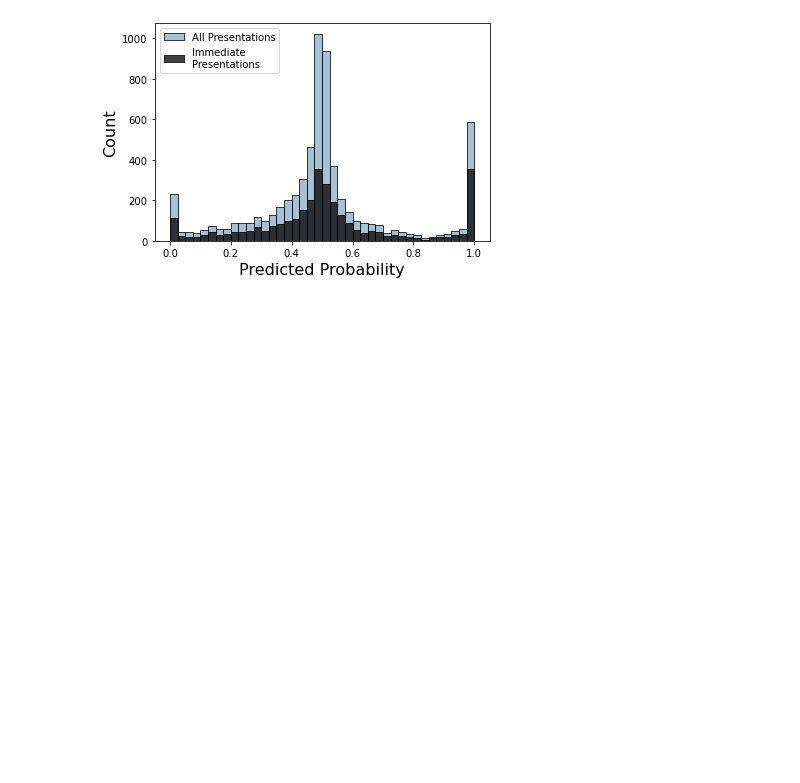
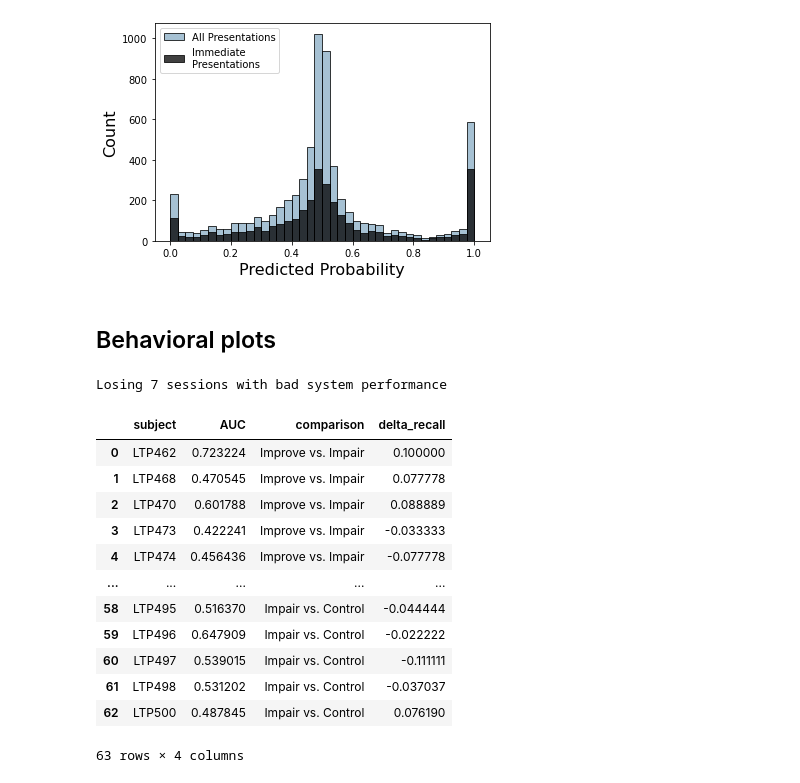
Before and after one commit to pennmem/optimizing-memory, a Jupyter notebook: multivariate.ipynb, the cells around one changed output. Saved outputs shown, nothing was run; the diff lists cells and outputs as text; code cells hidden in the pictures; blank space fills up the shorter version.

```diff
--- a/multivariate.ipynb
+++ b/multivariate.ipynb
@@ -668,3 +638,17 @@ plt.xlabel("Predicted Probability")
 # %% [output]
 Text(0.5, 0, 'Predicted Probability')
 [figure]
+# %% [markdown]
+## Behavioral plots
+# %%
+performance_stats = pd.read_csv("system_performance_stats_FR_only.csv", header=[0, 1], index_col=[0, 1])
+print(f"Losing {performance_stats['bad_session'].values.sum()} sessions with bad system performance")
+CL_evs = pd.read_csv("processed_events_NiclsCourierClosedLoop.csv", index_col=0)
+CL_evs = pd.concat([CL_evs.groupby(["subject", "session"]).get_group(g) for g in performance_stats[~performance_stats['bad_session'].values].index])
+df_session_results = pd.read_pickle("CL_session_classification_results.pkl")
+scores = df_session_results.groupby("subject", as_index=False).agg({"score":"mean"}).rename(columns={"score":"AUC"})
+CL_evs = pd.merge(CL_evs, scores, on="subject")
+CL_evs.to_csv("processed_events_with_AUC.csv")
+encoding_evs = CL_evs.query("type=='WORD' and trial_type!='NoStim'")
+# %% [output]
+Losing 7 sessions with bad system performance
@@ -670,0 +663,16 @@ Text(0.5, 0, 'Predicted Probability')
+# %%
+pivoted_trial_comparisons
+# %% [output]
+|  | subject | AUC | comparison | delta_recall |
+| 0 | LTP462 | 0.723224 | Improve vs. Impair | 0.100000 |
+| 1 | LTP468 | 0.470545 | Improve vs. Impair | 0.077778 |
+| 2 | LTP470 | 0.601788 | Improve vs. Impair | 0.088889 |
+| 3 | LTP473 | 0.422241 | Improve vs. Impair | -0.033333 |
+| 4 | LTP474 | 0.456436 | Improve vs. Impair | -0.077778 |
+| ... | ... | ... | ... | ... |
+| 58 | LTP495 | 0.516370 | Impair vs. Control | -0.044444 |
+| 59 | LTP496 | 0.647909 | Impair vs. Control | -0.022222 |
+| 60 | LTP497 | 0.539015 | Impair vs. Control | -0.111111 |
+| 61 | LTP498 | 0.531202 | Impair vs. Control | -0.037037 |
+| 62 | LTP500 | 0.487845 | Impair vs. Control | 0.076190 |
+63 rows × 4 columns
```
Also changed, not shown: parts of 17 cells of this notebook.
